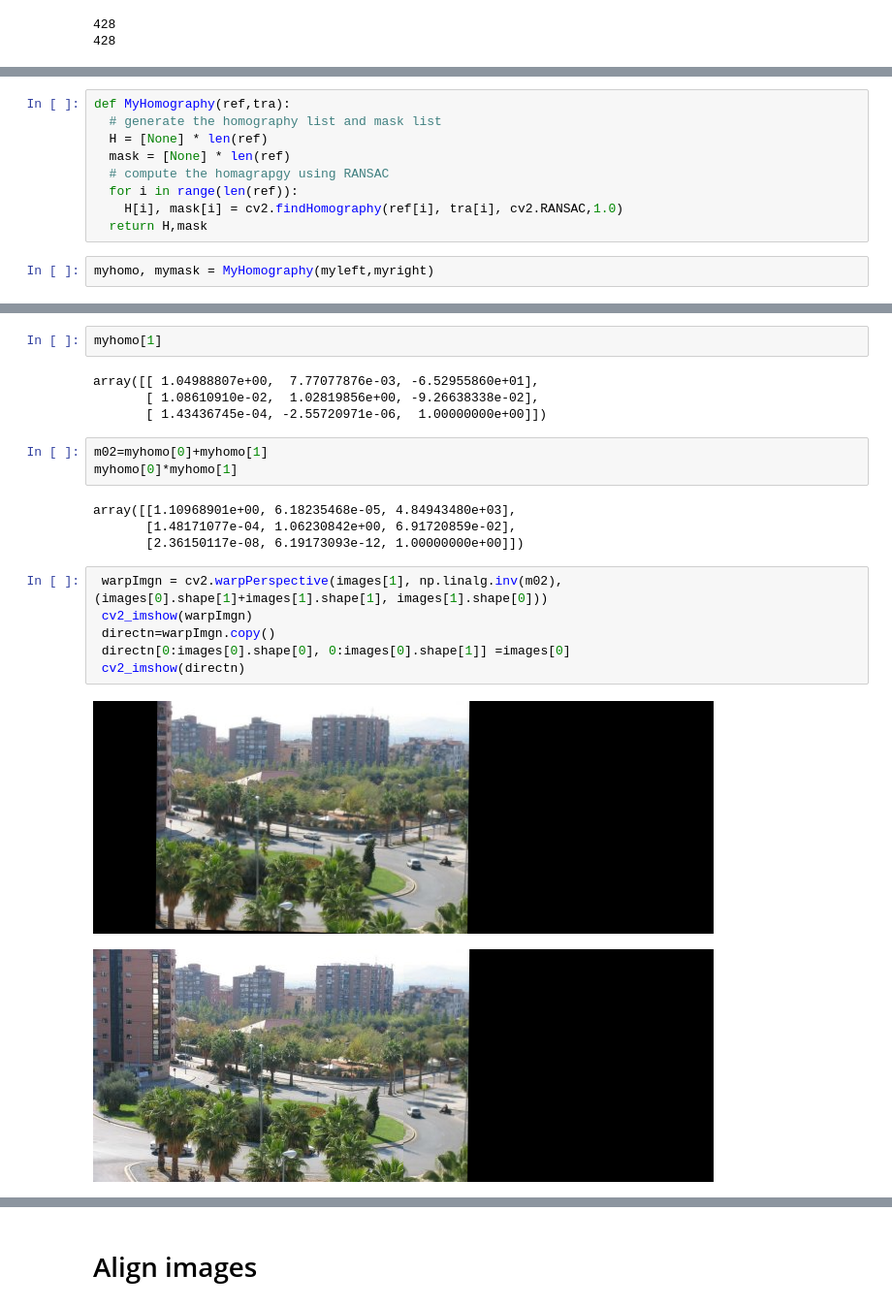
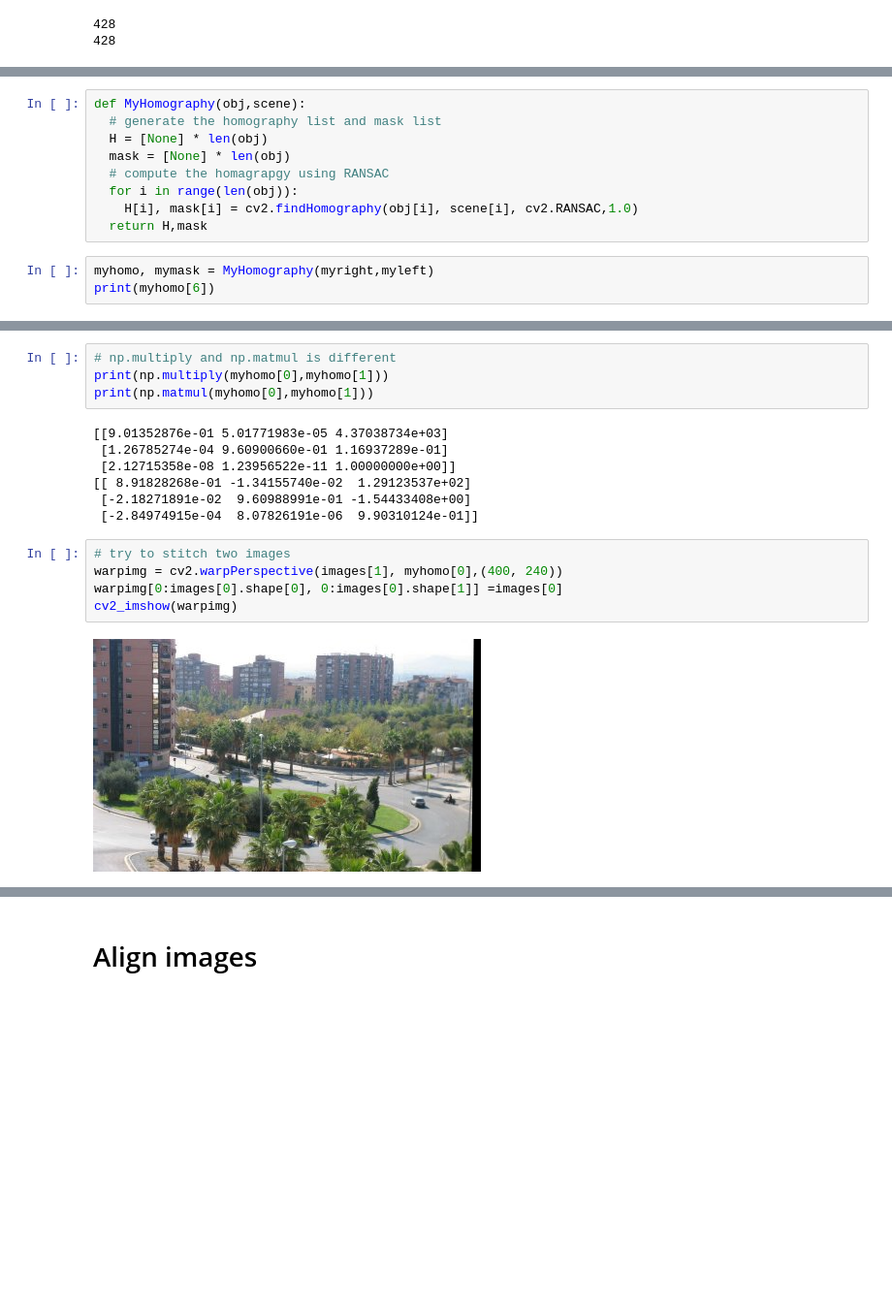
Before and after one commit to RoseSarlake/Computer-Vision, a Jupyter notebook: final.ipynb, the cells around one changed output, grey strips where cells are left out. Shown at 97% size. Saved outputs shown, nothing was run; the diff lists cells and outputs as text; blank space fills up the shorter version.

```diff
--- a/final.ipynb
+++ b/final.ipynb
@@ -200,11 +234,12 @@ print(len(myright[5]))
 # %%
-def MyHomography(ref,tra):
+def MyHomography(obj,scene):
   # generate the homography list and mask list
-  H = [None] * len(ref)
-  mask = [None] * len(ref)
+  H = [None] * len(obj)
+  mask = [None] * len(obj)
   # compute the homagrapgy using RANSAC
-  for i in range(len(ref)):
-    H[i], mask[i] = cv2.findHomography(ref[i], tra[i], cv2.RANSAC,1.0)
+  for i in range(len(obj)):
+    H[i], mask[i] = cv2.findHomography(obj[i], scene[i], cv2.RANSAC,1.0)
   return H,mask
 # %%
-myhomo, mymask = MyHomography(myleft,myright)
+myhomo, mymask = MyHomography(myright,myleft)
+print(myhomo[6])
@@ -217,22 +250,18 @@ array([[ 1.05695935e+00,  7.95590103e-03, -7.42689529e+01],
-# %%
-myhomo[1]
-# %% [output]
-array([[ 1.04988807e+00,  7.77077876e-03, -6.52955860e+01],
-       [ 1.08610910e-02,  1.02819856e+00, -9.26638338e-02],
-       [ 1.43436745e-04, -2.55720971e-06,  1.00000000e+00]])
 # %%
-m02=myhomo[0]+myhomo[1]
-myhomo[0]*myhomo[1]
+# np.multiply and np.matmul is different
+print(np.multiply(myhomo[0],myhomo[1]))
+print(np.matmul(myhomo[0],myhomo[1]))
 # %% [output]
-array([[1.10968901e+00, 6.18235468e-05, 4.84943480e+03],
-       [1.48171077e-04, 1.06230842e+00, 6.91720859e-02],
-       [2.36150117e-08, 6.19173093e-12, 1.00000000e+00]])
+[[9.01352876e-01 5.01771983e-05 4.37038734e+03]
+ [1.26785274e-04 9.60900660e-01 1.16937289e-01]
+ [2.12715358e-08 1.23956522e-11 1.00000000e+00]]
+[[ 8.91828268e-01 -1.34155740e-02  1.29123537e+02]
+ [-2.18271891e-02  9.60988991e-01 -1.54433408e+00]
+ [-2.84974915e-04  8.07826191e-06  9.90310124e-01]]
 # %%
- warpImgn = cv2.warpPerspective(images[1], np.linalg.inv(m02), (images[0].shape[1]+images[1].shape[1], images[1].shape[0]))
- cv2_imshow(warpImgn)
- directn=warpImgn.copy()
- directn[0:images[0].shape[0], 0:images[0].shape[1]] =images[0]
- cv2_imshow(directn)
+# try to stitch two images
+warpimg = cv2.warpPerspective(images[1], myhomo[0],(400, 240))
+warpimg[0:images[0].shape[0], 0:images[0].shape[1]] =images[0]
+cv2_imshow(warpimg)
 # %% [output]
-[figure, old version]
+[figure, new version]
-[figure, removed]
```
Also changed, not shown: parts of 37 cells of this notebook.
